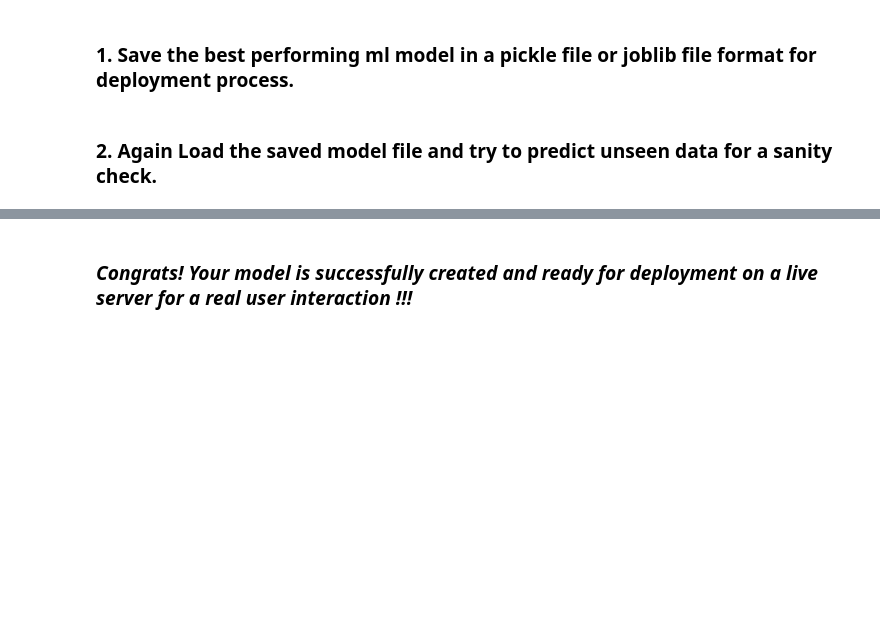
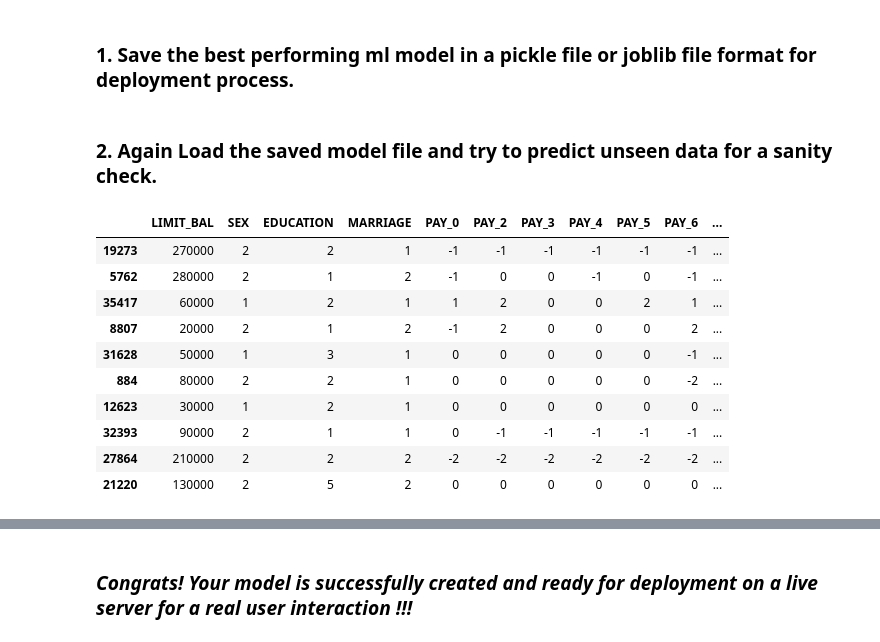
Before and after one commit to Dheeraj-Budhlakoti/Credit_Card_Default_Prediction, a Jupyter notebook: Capstone_Project_Classification_Credit_Card_Default_Prediction (1).ipynb, the cells around one changed output, grey strips where cells are left out. Cells and saved outputs as stored; diff of their text form; code cells hidden in the pictures; blank space fills up the shorter version.

```diff
--- a/Capstone_Project_Classification_Credit_Card_Default_Prediction (1).ipynb
+++ b/Capstone_Project_Classification_Credit_Card_Default_Prediction (1).ipynb
@@ -1183,7 +1189,7 @@ calc_vif(df1[[i for i in df1.describe().columns if i not in ['default payement n
 | 23 | AGE_BIN_71-80 | 1.003065 |
 # %%
 # dropping high VIF value columns
-df1.drop(['BILL_AMT2','BILL_AMT5','BILL_AMT3','BILL_AMT4','AGE_BIN_21-30'],axis=1,inplace=True)
+# df1.drop(['BILL_AMT2','BILL_AMT5','BILL_AMT3','BILL_AMT4','AGE_BIN_21-30'],axis=1,inplace=True)
 # %%
 # Select your features wisely to avoid overfitting
 X=df1.drop('default payment next month',axis=1)
@@ -1222,7 +1228,7 @@ transform('LIMIT_BAL')
 [figure]
 # %%
 # Applying Cube root transformation as it was giving us the least skew
-X['LIMIT_BAL']=np.cbrt(X['LIMIT_BAL'])
+# X['LIMIT_BAL']=np.cbrt(X['LIMIT_BAL'])
 # %% [markdown]
 * I applied cube root transformation on Balance limit column to make it more like normal distribution as models like Logistic regression and some other data science models assume that the variables follow a normal distribution..
 # %% [markdown]
@@ -1491,0 +1881,14 @@ Answer Here.
+# %%
+X_test.iloc[0:10]
+# %% [output]
+|  | LIMIT_BAL | SEX | EDUCATION | MARRIAGE | PAY_0 | PAY_2 | PAY_3 | PAY_4 | PAY_5 | PAY_6 | ... |
+| 19273 | 270000 | 2 | 2 | 1 | -1 | -1 | -1 | -1 | -1 | -1 | ... |
+| 5762 | 280000 | 2 | 1 | 2 | -1 | 0 | 0 | -1 | 0 | -1 | ... |
+| 35417 | 60000 | 1 | 2 | 1 | 1 | 2 | 0 | 0 | 2 | 1 | ... |
+| 8807 | 20000 | 2 | 1 | 2 | -1 | 2 | 0 | 0 | 0 | 2 | ... |
+| 31628 | 50000 | 1 | 3 | 1 | 0 | 0 | 0 | 0 | 0 | -1 | ... |
+| 884 | 80000 | 2 | 2 | 1 | 0 | 0 | 0 | 0 | 0 | -2 | ... |
+| 12623 | 30000 | 1 | 2 | 1 | 0 | 0 | 0 | 0 | 0 | 0 | ... |
+| 32393 | 90000 | 2 | 1 | 1 | 0 | -1 | -1 | -1 | -1 | -1 | ... |
+| 27864 | 210000 | 2 | 2 | 2 | -2 | -2 | -2 | -2 | -2 | -2 | ... |
+| 21220 | 130000 | 2 | 5 | 2 | 0 | 0 | 0 | 0 | 0 | 0 | ... |
```
Also changed, not shown: parts of 62 cells of this notebook.
